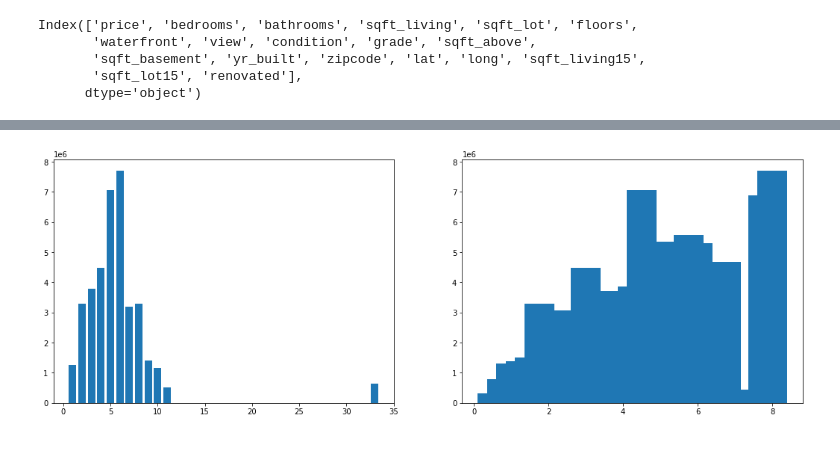
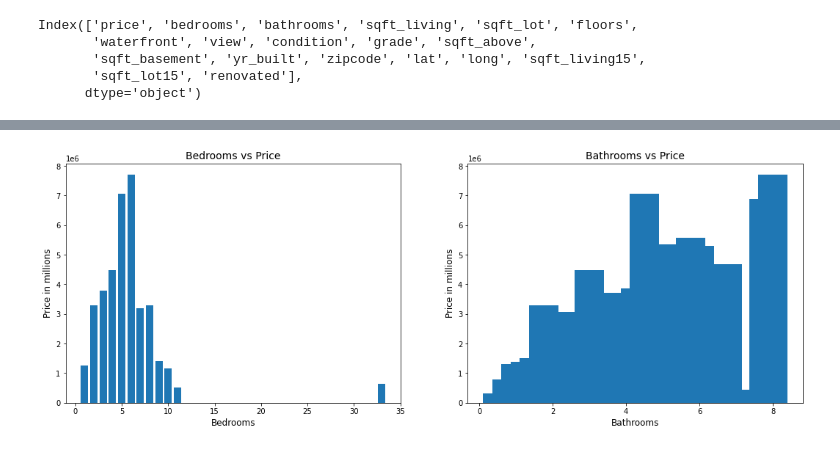
Before and after one commit to Mercy-Njambi/Linear-Regression---King-County-Sales, a Jupyter notebook: KIngCountHouseSalesAnalysisAndModelling.ipynb, the cells around one changed output, grey strips where cells are left out. Drawn from its saved outputs; the diff is of its cells as text; code cells hidden in the pictures.

```diff
--- a/KIngCountHouseSalesAnalysisAndModelling.ipynb
+++ b/KIngCountHouseSalesAnalysisAndModelling.ipynb
@@ -631,14 +624,18 @@ sns.barplot(data = house_df, x = 'bedrooms', y = 'bathrooms')
 # %%
 fig, (ax1, ax2) = plt.subplots(ncols = 2, figsize = (18,6))
 
 ax1.bar(x = house_df['bedrooms'], height = house_df['price'])
 ax2.bar(x = house_df['bathrooms'], height = house_df['price'])
 font = {'color': 'black', 'size': 12 }
 
-ax.set_title('Living Space (sqft) vs Price', fontdict={'size': 14})
-ax.set_xlabel('Living space in square feet',fontdict=font)
-ax.set_ylabel('Price in millions', fontdict=font)
+ax1.set_title('Bedrooms vs Price', fontdict={'size': 14})
+ax1.set_xlabel('Bedrooms',fontdict=font)
+ax1.set_ylabel('Price in millions', fontdict=font)
 
-plt.savefig('Living Space vs Price.png');
+ax2.set_title('Bathrooms vs Price', fontdict={'size': 14})
+ax2.set_xlabel('Bathrooms',fontdict=font)
+ax2.set_ylabel('Price in millions', fontdict=font)
+
+plt.savefig('Bedrooms & Bathrooms vs Price.png');
 # %% [output]
-[figure, old version]
+[figure, new version]
```
Also changed, not shown: parts of 4 cells of this notebook.
